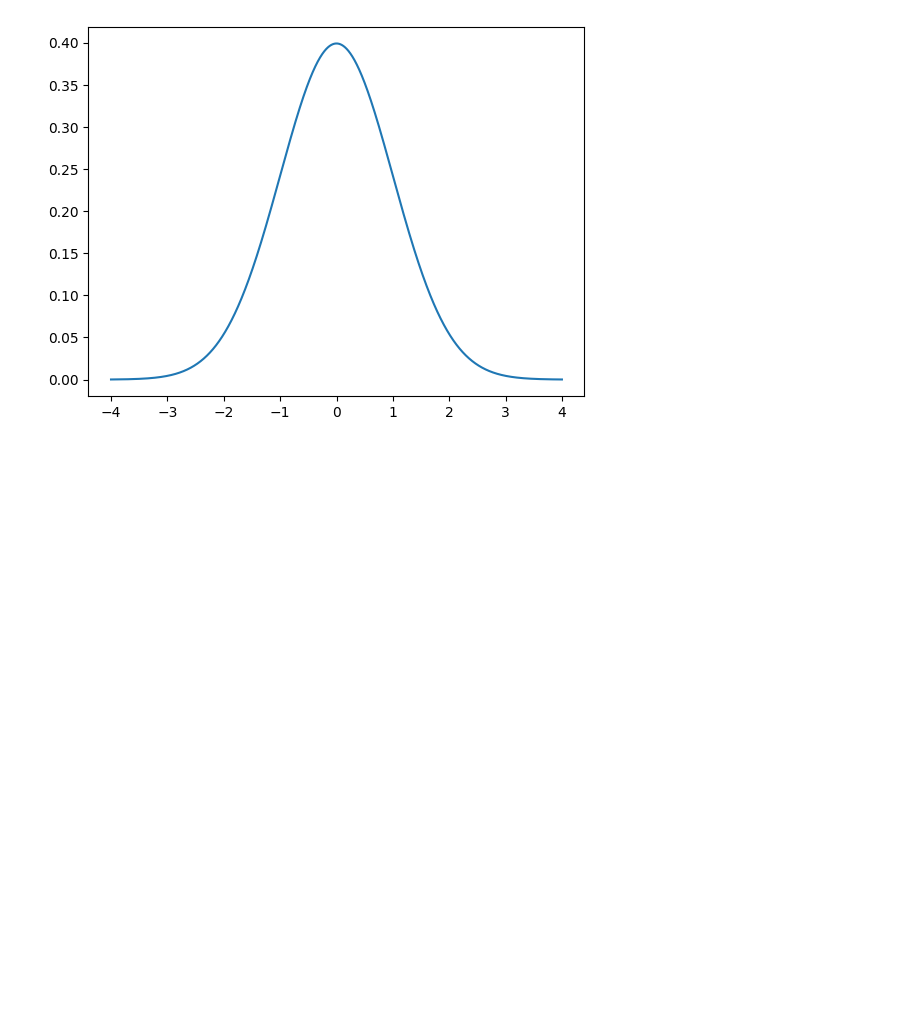
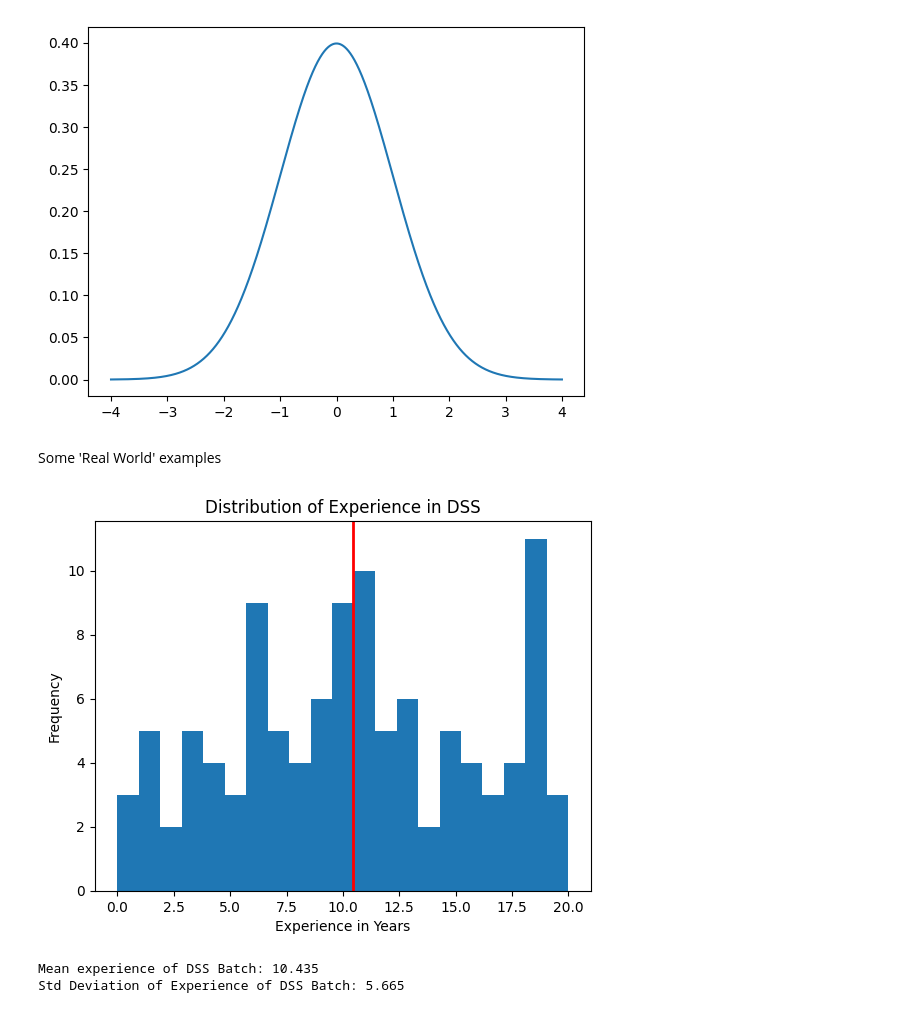
Before and after one commit to KennedyMungai/DataScience_Intro, a Jupyter notebook: intro.ipynb, the cells around one changed output. Cells and saved outputs as stored; diff of their text form; code cells hidden in the pictures; blank space fills up the shorter version.

Commit message:
Wrote some logic plotted and analyzed tge years of experience a data science job applicant has

```diff
--- a/intro.ipynb
+++ b/intro.ipynb
@@ -629,3 +629,34 @@ plt.plot(x, norm.pdf(x))
 plt.show()
 # %% [output]
 [figure]
+# %% [markdown]
+<p>Some 'Real World' examples</p>
+# %%
+%matplotlib inline
+import matplotlib.pyplot as plt
+import numpy as np
+import pandas as pd
+
+# An array containing the number of experiences
+dss_exp = np.array([12, 15,13,20,19,20,11,19,11,12,19,13,12,10,6,19,3,1,1,0,4,4,6,5,3,7,12,7,9,8,12,11,11,18,19,18,19,3,6,5,6,9,11,10,14,14,16,17,17,19,0,2,0,3,1,4,6,6,8,7,7,6,7,11,11,10,11,10,13,13,15,18,20,19,1,10,8,16,19,19,17,16,11,1,10,13,15,3,8,6,9,10,15,19,2,4,5,6,9,11,10,9,10,9,15,16,18,13])
+# %%
+# Understanding the underlying distribution of Experience
+# PLot the distribution of Experience
+plt.hist(dss_exp, range=(0, 20), bins=21)
+
+# Add the axis labels
+plt.xlabel('Experience in Years')
+plt.ylabel('Frequency')
+plt.title("Distribution of Experience in DSS")
+
+# Draws the red vertical line in graph at the average experience
+plt.axvline(x=dss_exp.mean(), linewidth=2 , color='red')
+plt.show()
+
+# Statistics of DSS Batch Experience
+print("Mean experience of DSS Batch: {:4.3f}".format(dss_exp.mean()))
+print("Std Deviation of Experience of DSS Batch: {:4.3f}".format(dss_exp.std()))
+# %% [output]
+[figure, added]
+Mean experience of DSS Batch: 10.435
+Std Deviation of Experience of DSS Batch: 5.665
```
